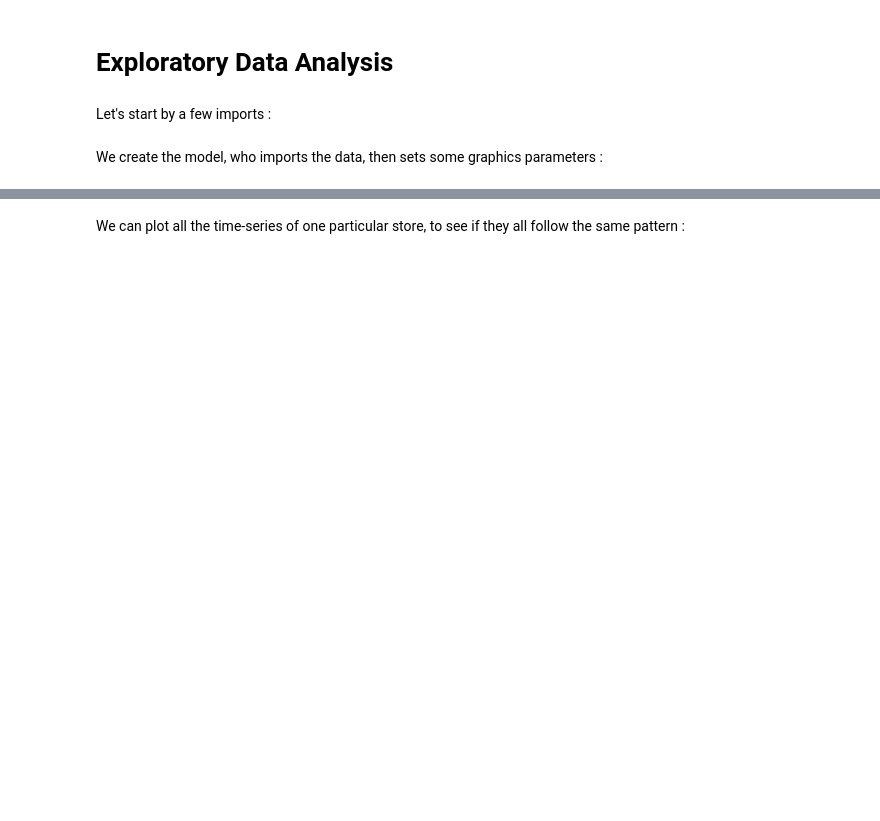
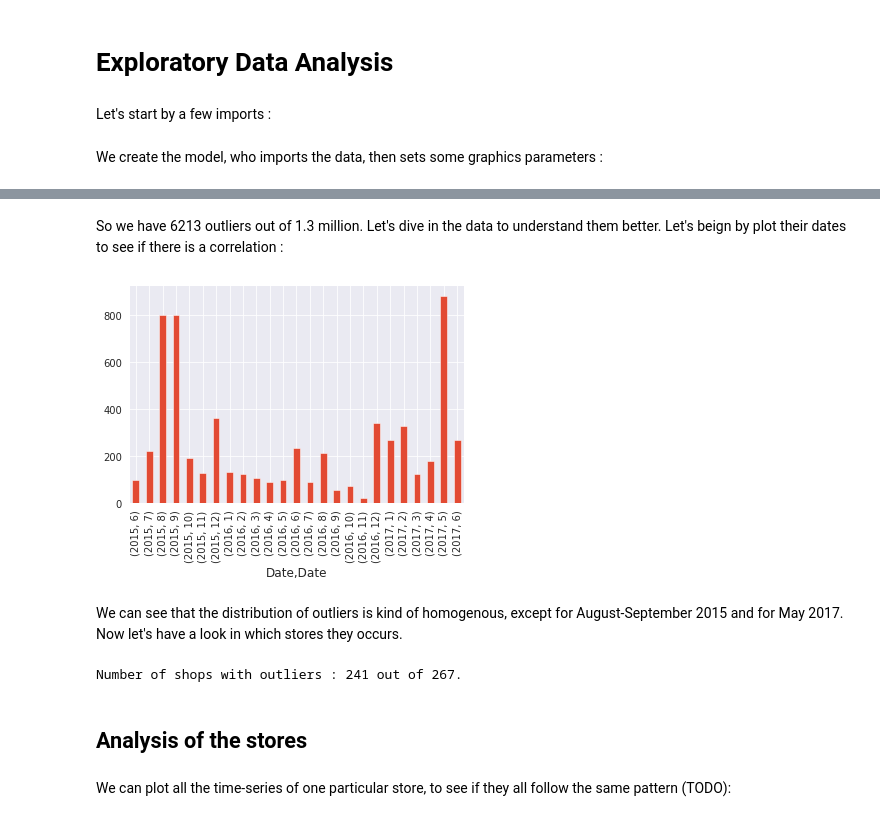
Before and after one commit to matiasvian/machine_learning_group_64, a Jupyter notebook: EDA.ipynb, the cells around one changed output, grey strips where cells are left out. Cells and saved outputs as stored; diff of their text form; code cells hidden in the pictures; blank space fills up the shorter version.

```diff
--- a/EDA.ipynb
+++ b/EDA.ipynb
@@ -55,3 +84,28 @@ plot_time_serie(model, 20)
+# %% [markdown]
+So we have 6213 outliers out of 1.3 million. Let's dive in the data to understand them better. Let's beign by plot their dates to see if there is a correlation :
+# %%
+outliers["Date"] = outliers["Date"].astype("datetime64")
+outliers["Sales"].groupby([outliers["Date"].dt.year, outliers["Date"].dt.month]).count().plot(kind="bar")
+plt.show()
+# %% [output]
+[figure, added]
+# %% [markdown]
+We can see that the distribution of outliers is kind of homogenous, except for August-September 2015 and for May 2017. Now let's have a look in which stores they occurs.
+# %%
+stores_with_outliers = []
+for ts_id in outliers["ts_id"].unique():
+        stores_with_outliers.append(model.stores["Store"][model.stores['ts_id'] == ts_id])
+
+unique, counts = numpy.unique(stores_with_outliers, return_counts=True)
+d = dict(zip(unique, counts))
+print(f"""Number of shops with outliers : {len(unique)} out of {len(model.stores["Store"].unique())}.""")
+
+
+# see for each store, the proportion of outliers
+# %% [output]
+Number of shops with outliers : 241 out of 267.
+# %% [markdown]
+<h2>Analysis of the stores</h2>
 # %% [markdown]
-We can plot all the time-series of one particular store, to see if they all follow the same pattern :
+We can plot all the time-series of one particular store, to see if they all follow the same pattern (TODO):
 # %%
```
Also changed, not shown: parts of 15 cells of this notebook.
